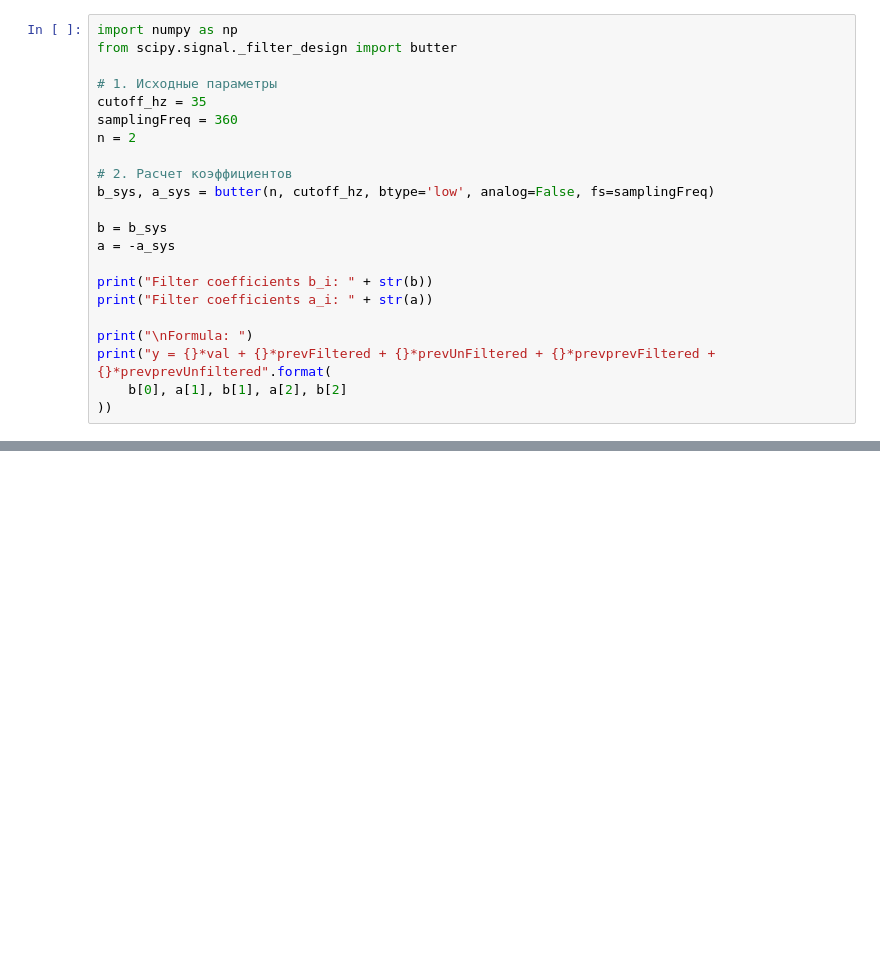
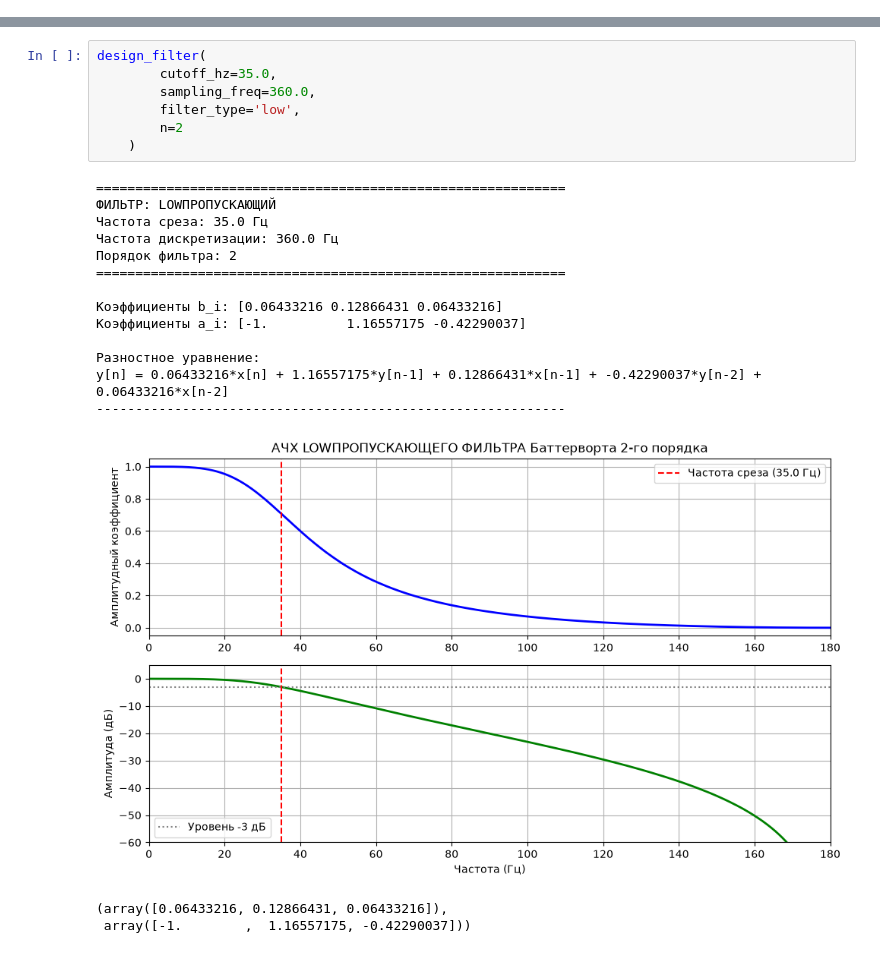
Before and after one commit to iksik04/ECG_wfdb_validation, a Jupyter notebook: calc_cooficients.ipynb, the cells around one changed output, grey strips where cells are left out. Drawn from its saved outputs; the diff is of its cells as text; blank space fills up the shorter version.

```diff
--- a/calc_cooficients.ipynb
+++ b/calc_cooficients.ipynb
@@ -94,22 +0,0 @@ Matplotlib is building the font cache; this may take a moment.
-# %%
-import numpy as np
-from scipy.signal._filter_design import butter
-
-# 1. Исходные параметры
-cutoff_hz = 35
-samplingFreq = 360
-n = 2
-
-# 2. Расчет коэффициентов
-b_sys, a_sys = butter(n, cutoff_hz, btype='low', analog=False, fs=samplingFreq)
-
-b = b_sys
-a = -a_sys
-
-print("Filter coefficients b_i: " + str(b))
-print("Filter coefficients a_i: " + str(a))
-
-print("\nFormula: ")
-print("y = {}*val + {}*prevFiltered + {}*prevUnFiltered + {}*prevprevFiltered + {}*prevprevUnfiltered".format(
-    b[0], a[1], b[1], a[2], b[2]
-))
@@ -188,0 +89,24 @@ plt.show()
+# %%
+design_filter(
+        cutoff_hz=35.0,
+        sampling_freq=360.0,
+        filter_type='low',
+        n=2
+    )
+# %% [output]
+============================================================
+ФИЛЬТР: LOWПРОПУСКАЮЩИЙ
+Частота среза: 35.0 Гц
+Частота дискретизации: 360.0 Гц
+Порядок фильтра: 2
+============================================================
+
+Коэффициенты b_i: [0.06433216 0.12866431 0.06433216]
+Коэффициенты a_i: [-1.          1.16557175 -0.42290037]
+
+Разностное уравнение:
+y[n] = 0.06433216*x[n] + 1.16557175*y[n-1] + 0.12866431*x[n-1] + -0.42290037*y[n-2] + 0.06433216*x[n-2]
+------------------------------------------------------------
+[figure, added]
+(array([0.06433216, 0.12866431, 0.06433216]),
+ array([-1.        ,  1.16557175, -0.42290037]))
```
Also changed, not shown: parts of 6 cells of this notebook.
